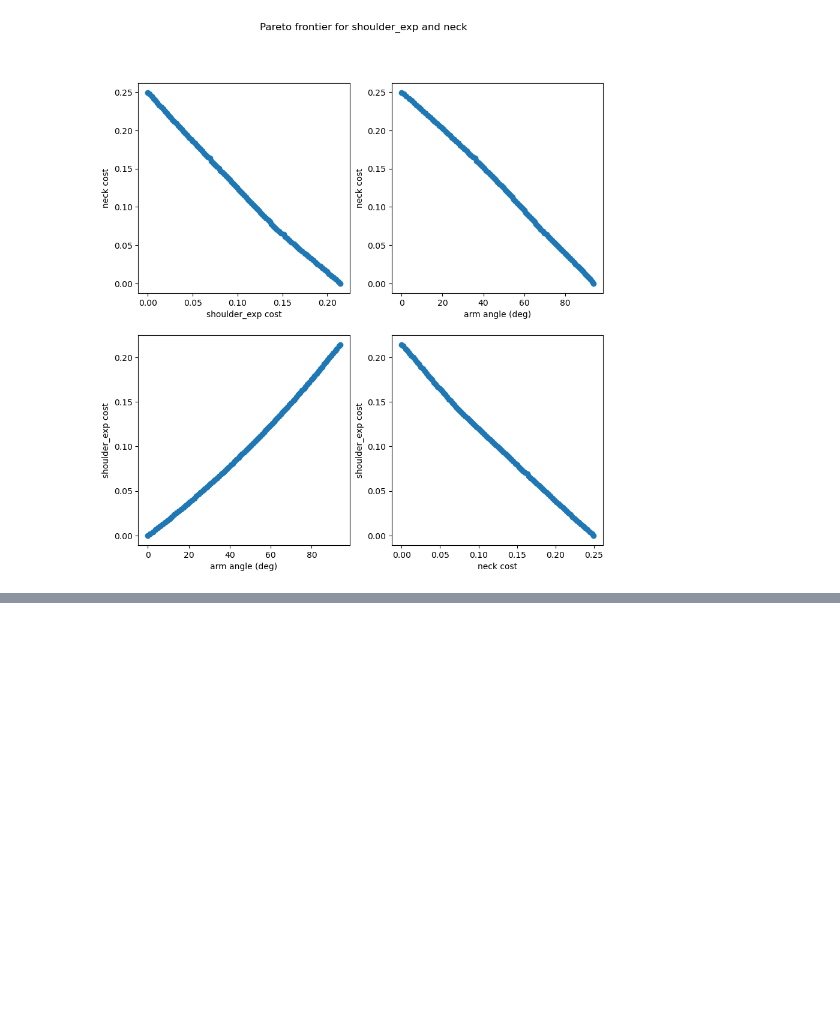
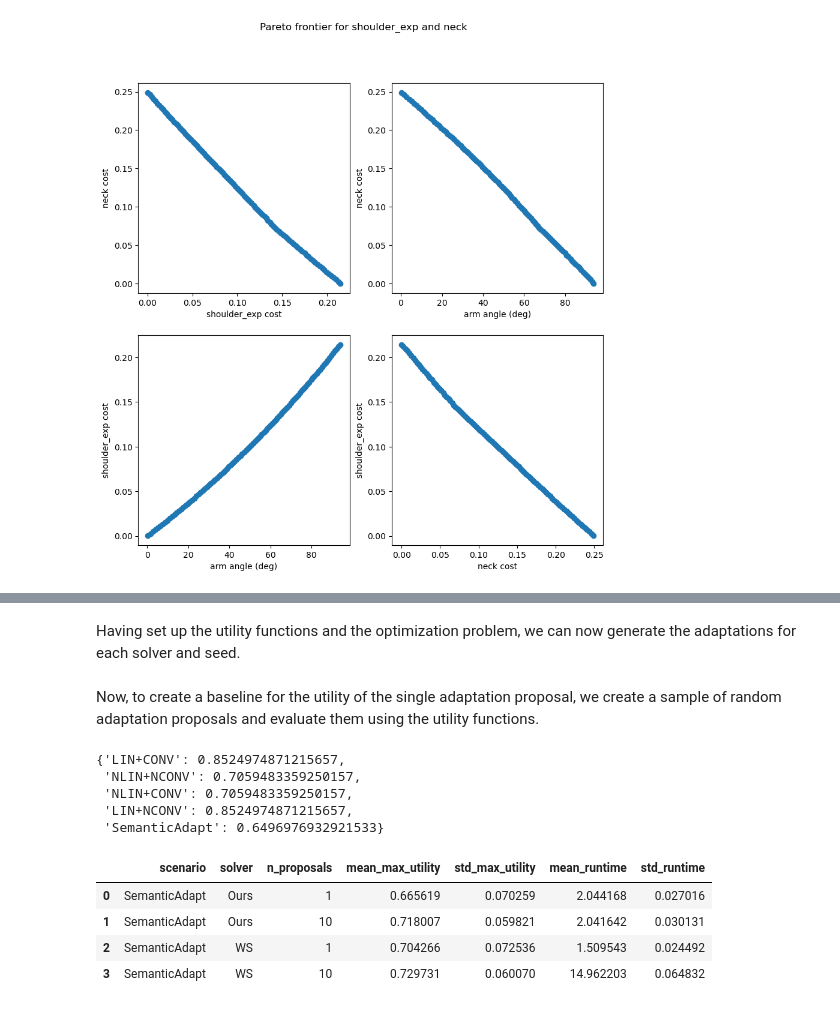
Before and after one commit to christophajohns/auit-pareto-solver, a Jupyter notebook: evaluation.ipynb, the cells around one changed output, grey strips where cells are left out. Saved outputs shown, nothing was run; the diff lists cells and outputs as text; code cells hidden in the pictures; blank space fills up the shorter version.

```diff
--- a/evaluation.ipynb
+++ b/evaluation.ipynb
@@ -413,0 +436,2 @@ plot_pareto_fontier("shoulder_exp", "neck")
+# %% [markdown]
+Having set up the utility functions and the optimization problem, we can now generate the adaptations for each solver and seed.
@@ -413,0 +442,20 @@ plot_pareto_fontier("shoulder_exp", "neck")
+# %% [markdown]
+Now, to create a baseline for the utility of the single adaptation proposal, we create a sample of random adaptation proposals and evaluate them using the utility functions.
+# %%
+# Get baseline for expected utility
+expected_utilities[SCENARIO_5] = experiments.simulate.get_expected_utility(SCENARIO_5_PREFERENCE_CRITERIA, list(utility_functions.values()), n_trials=1000, seed=111)
+expected_utilities
+# %% [output]
+{'LIN+CONV': 0.8524974871215657,
+ 'NLIN+NCONV': 0.7059483359250157,
+ 'NLIN+CONV': 0.7059483359250157,
+ 'LIN+NCONV': 0.8524974871215657,
+ 'SemanticAdapt': 0.6496976932921533}
+# %%
+experiments.visualize.get_results_df(runtimes_5, results_5)
+# %% [output]
+|  | scenario | solver | n_proposals | mean_max_utility | std_max_utility | mean_runtime | std_runtime |
+| 0 | SemanticAdapt | Ours | 1 | 0.665619 | 0.070259 | 2.044168 | 0.027016 |
+| 1 | SemanticAdapt | Ours | 10 | 0.718007 | 0.059821 | 2.041642 | 0.030131 |
+| 2 | SemanticAdapt | WS | 1 | 0.704266 | 0.072536 | 1.509543 | 0.024492 |
+| 3 | SemanticAdapt | WS | 10 | 0.729731 | 0.060070 | 14.962203 | 0.064832 |
```
Also changed, not shown: parts of 23 cells of this notebook, 7 other files.
